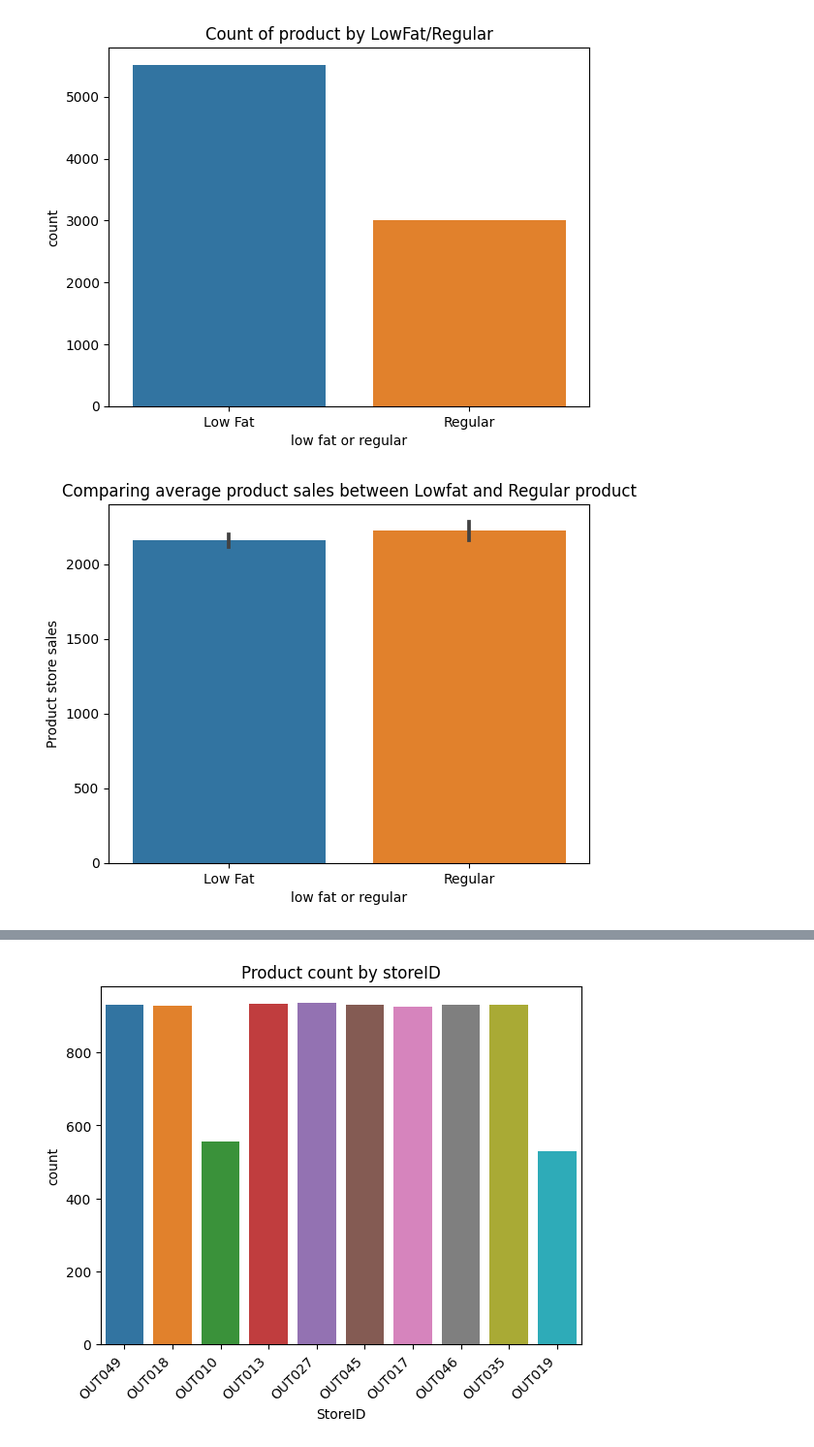
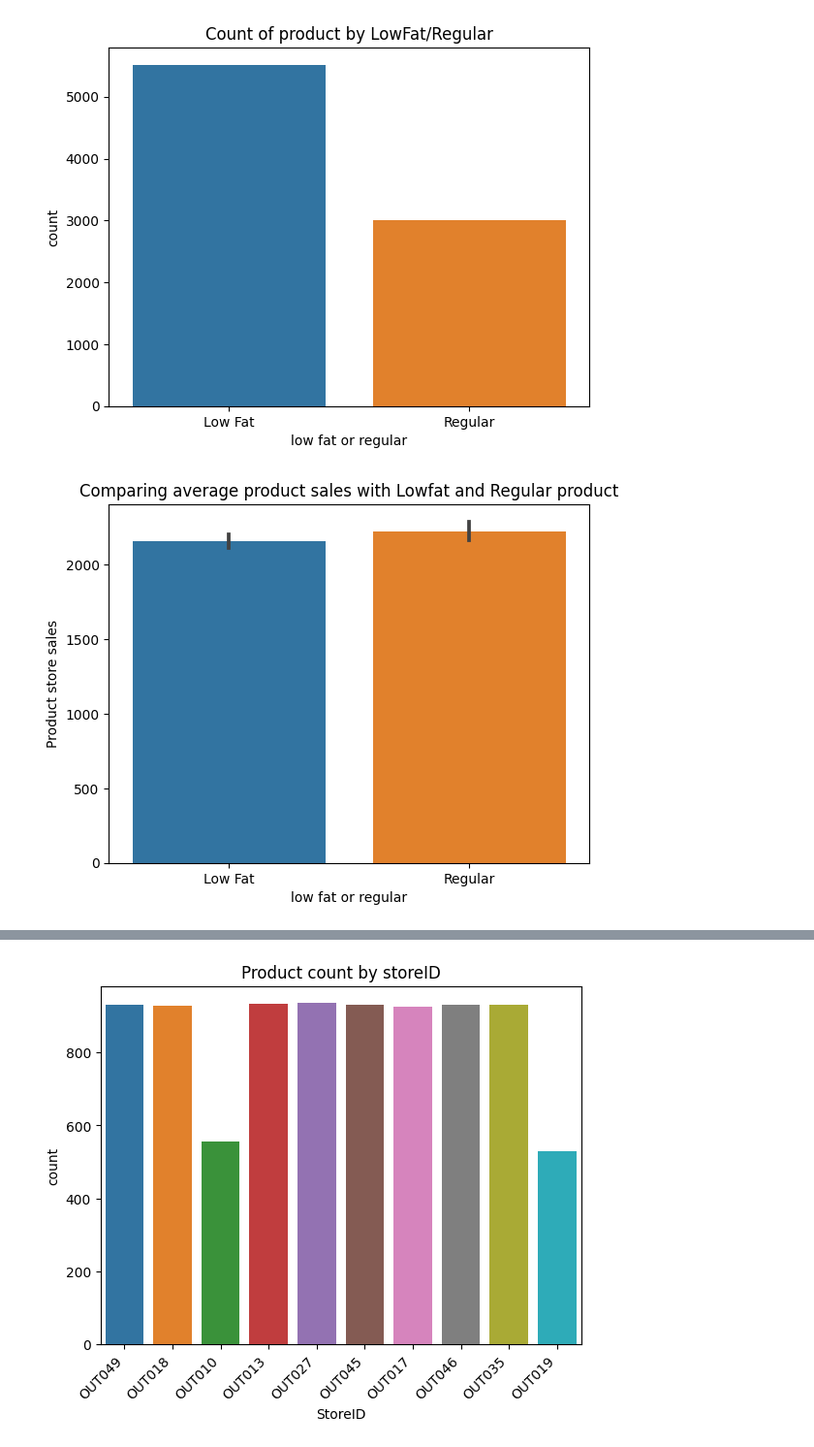
Before and after one commit to Qisam0322/Prediction-of-Product-Sales, a Jupyter notebook: Prediction_of_Product_Sales_Project.ipynb, the cells around one changed output, grey strips where cells are left out. Shown at 97% size. Saved outputs shown, nothing was run; the diff lists cells and outputs as text; code cells hidden in the pictures.

```diff
--- a/Prediction_of_Product_Sales_Project.ipynb
+++ b/Prediction_of_Product_Sales_Project.ipynb
@@ -346,10 +346,10 @@ ax.set_title('Count of product by LowFat/Regular');
 # %%
 #This barplot shows the average product store sales is higher for regular
 #products than low fat products.
 ax=sns.barplot(data=df,x='low fat or regular',y='Product store sales')
-ax.set_title('Comparing average product sales between Lowfat and Regular product');
+ax.set_title('Comparing average product sales with Lowfat and Regular product');
 # %% [output]
-[figure, old version]
+[figure, new version]
 # %%
 #Upon further investigation, regular product has a higher average
 #product store sales in some categories. Regular seafood products have
```
Also changed, not shown: parts of 1 cell of this notebook.
